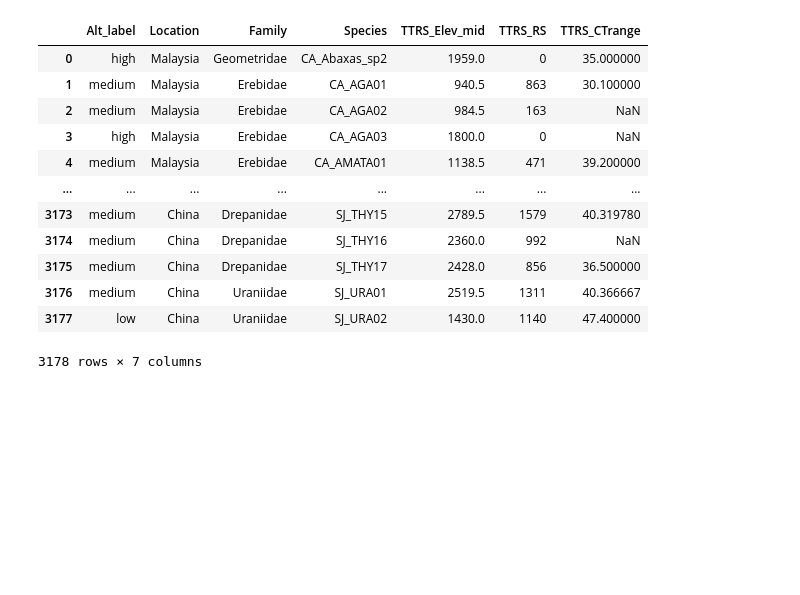
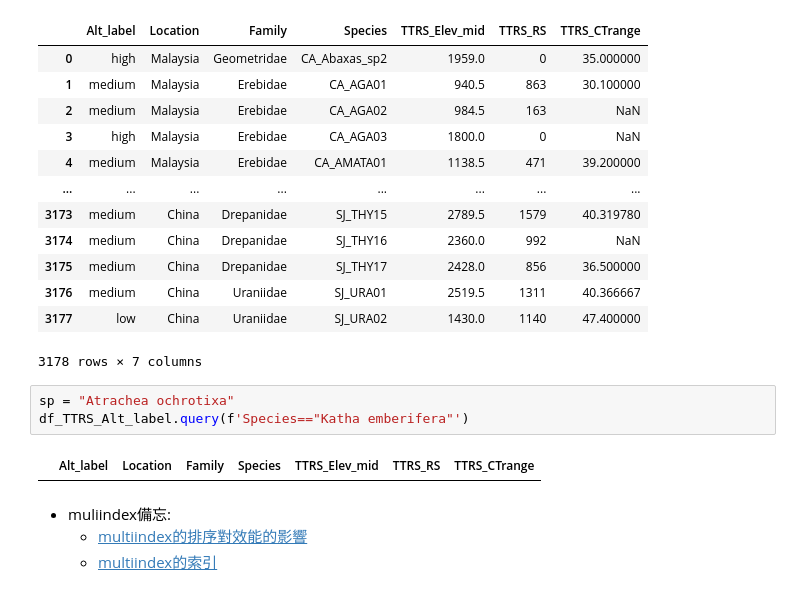
Before and after one commit to YunghuiHsu/Moth_Project, a Jupyter notebook: Moth_thermal/vsc/explore_LatentSpace.ipynb, the cells around one changed output. Saved outputs shown, nothing was run; the diff lists cells and outputs as text; blank space fills up the shorter version.

```diff
--- a/Moth_thermal/vsc/explore_LatentSpace.ipynb
+++ b/Moth_thermal/vsc/explore_LatentSpace.ipynb
@@ -881,3 +879,12 @@ Taiwan     : [ 340. 1245. 2148. 3050.]
 | 3176 | medium | China | Uraniidae | SJ_URA01 | 2519.5 | 1311 | 40.366667 |
 | 3177 | low | China | Uraniidae | SJ_URA02 | 1430.0 | 1140 | 47.400000 |
 3178 rows × 7 columns
+# %%
+sp = "Atrachea ochrotixa"
+df_TTRS_Alt_label.query(f'Species=="Katha emberifera"')
+# %% [output]
+|  | Alt_label | Location | Family | Species | TTRS_Elev_mid | TTRS_RS | TTRS_CTrange |
+# %% [markdown]
+- muliindex備忘:
+    - [multiindex的排序對效能的影響](https://stackoverflow.com/questions/54307300/what-causes-indexing-past-lexsort-depth-warning-in-pandas)
+    - [multiindex的索引](https://stackoverflow.com/questions/53927460/select-rows-in-pandas-multiindex-dataframe)
```
Also changed, not shown: parts of 11 cells of this notebook.
